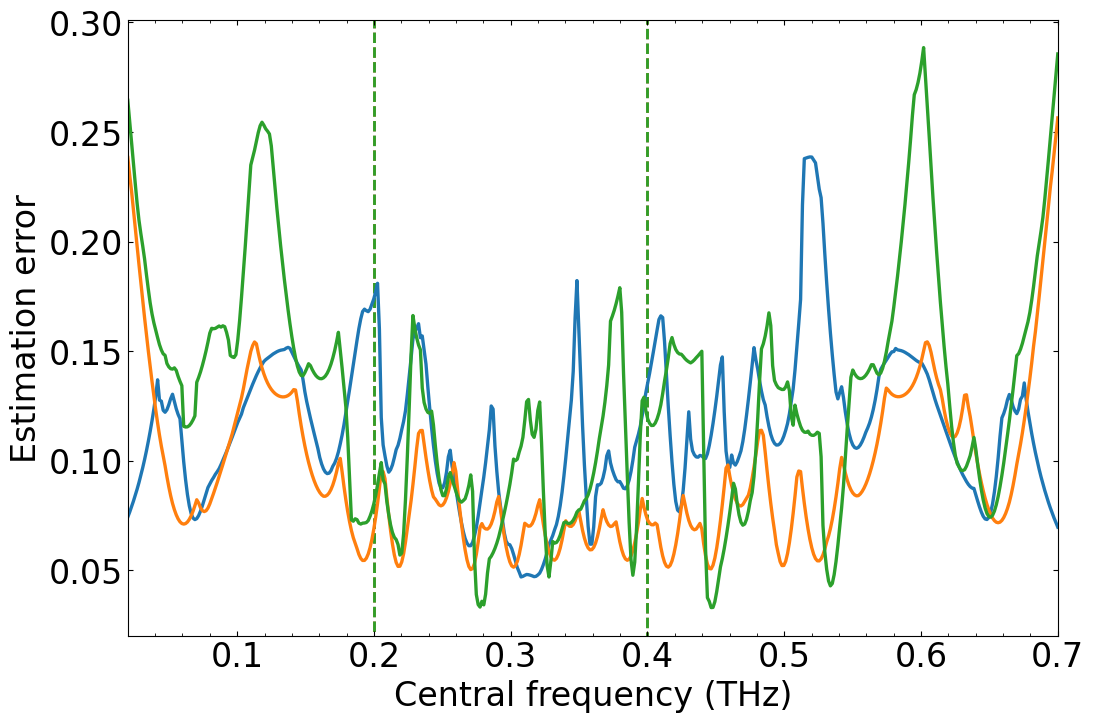
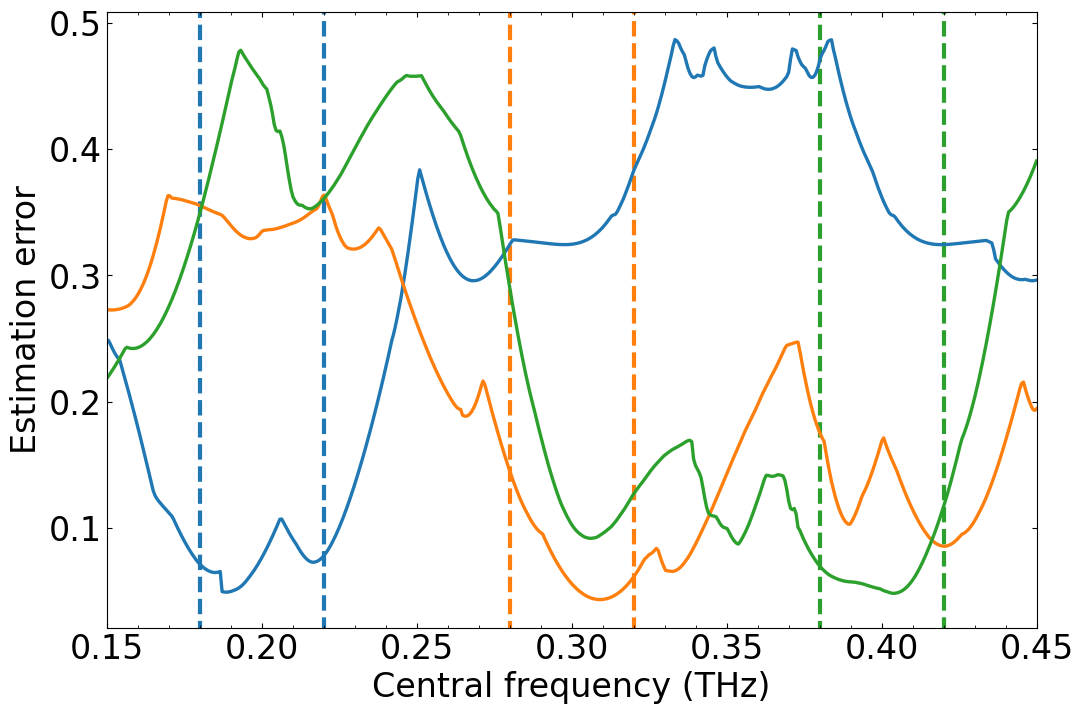
The change to this notebook cell's code, shown as a diff; its figure went from the first image to the second:
--- before
+++ after
@@ -8,5 +8,5 @@
     #axs.plot(training_shifted_freq*1e-12, training_score, color= colour, linestyle= "none", marker= "o")
     axs.fill_betweenx([-0.1,1.1], (central_freq-training_range)*1e-12, (central_freq+training_range)*1e-12, transform= axs.get_xaxis_transform(),
-                      linestyle= "--", linewidth= 2, edgecolor= colour, facecolor= "none", alpha= 1.0)
+                      linestyle= "--", linewidth= 3, edgecolor= colour, facecolor= "none", alpha= 1.0)
     #axs.fill_betweenx([-0.1,1.1], (central_freq-training_range)*1e-12, (central_freq+training_range)*1e-12, transform= axs.get_xaxis_transform(),
     #                  facecolor= colour, alpha= 0.02)
@@ -20,5 +20,5 @@
 axs.set(xlabel= "Central frequency (THz)", ylabel= "Estimation error", xlim= (test_shifted_freqs.min()*1e-12, test_shifted_freqs.max()*1e-12))#, xticks= np.arange(0.2, 0.4+0.05, 0.05))
 
-#fig.savefig("./graphs/ranges_75GHz.pdf", bbox_inches= "tight")
+fig.savefig("./graphs/range_shift_75GHz.pdf", bbox_inches= "tight")
 
 plt.show()

Commit: improved range shift graph.